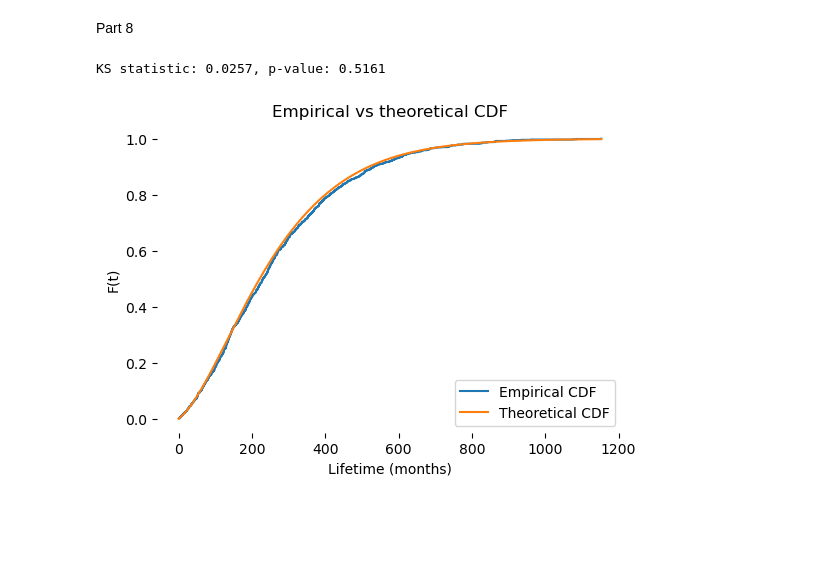
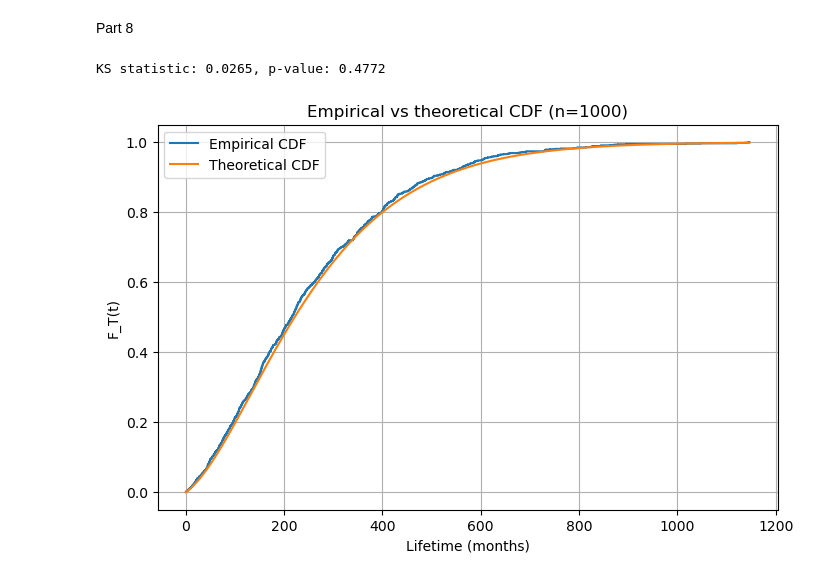
Before and after one commit to bjarturingvason/Stochastic, a Jupyter notebook: Project 1/project1_part1.ipynb, the cells around one changed output. Drawn from its saved outputs; the diff is of its cells as text; code cells hidden in the pictures; blank space fills up the shorter version.

```diff
--- a/Project 1/project1_part1.ipynb
+++ b/Project 1/project1_part1.ipynb
@@ -422,31 +421,29 @@ Part 8
 # %%
 
 Q_s = Q[:-1, :-1]
 ones = np.ones(4)
 p0 = np.array([1,0,0,0])
 
 def F_t(t):
     return 1 - (p0 @ expm(Q_s*t) @ ones)
 
 ks_stat, p_val = stats.kstest(lifetimes, np.vectorize(F_t))
 print(f"KS statistic: {ks_stat:.4f}, p‑value: {p_val:.4f}")
 
 sorted_life = np.sort(lifetimes)
 emp_cdf = np.arange(1, n_sim+1)/n_sim
 t_grid = np.linspace(0, sorted_life[-1], 400)
 F_values = [F_t(tt) for tt in t_grid]
 
-plt.figure(figsize=(6,4))
+plt.figure(figsize=(8,5))
 plt.step(sorted_life, emp_cdf, where='post', label='Empirical CDF')
 plt.plot(t_grid, F_values, label='Theoretical CDF')
 plt.xlabel('Lifetime (months)')
-plt.ylabel('F(t)')
-plt.title('Empirical vs theoretical CDF')
-plt.legend(loc='lower right')
-plt.grid(False)
-plt.box(False)
-plt.savefig('Figures/7-EmpvsTheo.png', dpi = 300)
+plt.ylabel('F_T(t)')
+plt.title('Empirical vs theoretical CDF (n=1000)')
+plt.legend()
+plt.grid(True)
 plt.show()
 # %% [output]
-KS statistic: 0.0257, p‑value: 0.5161
+KS statistic: 0.0265, p‑value: 0.4772
-[figure, old version]
+[figure, new version]
```
Also changed, not shown: parts of 8 cells of this notebook.
